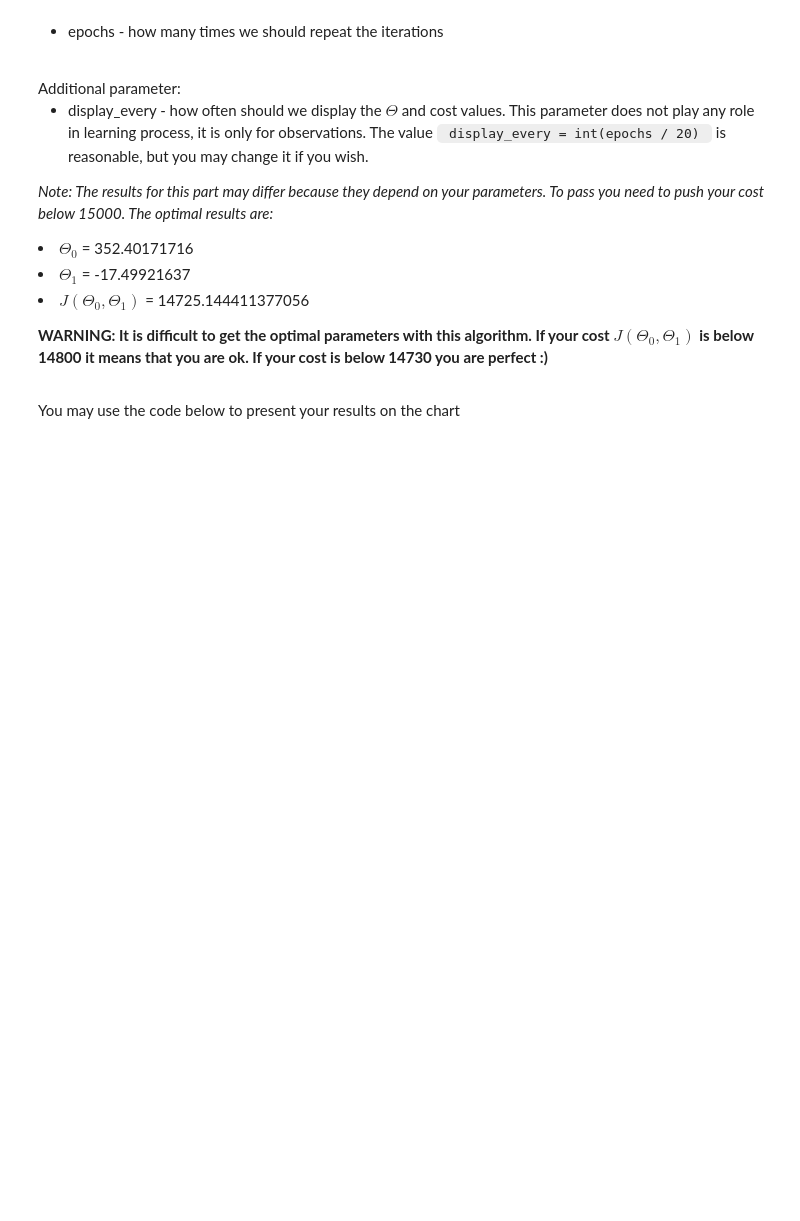
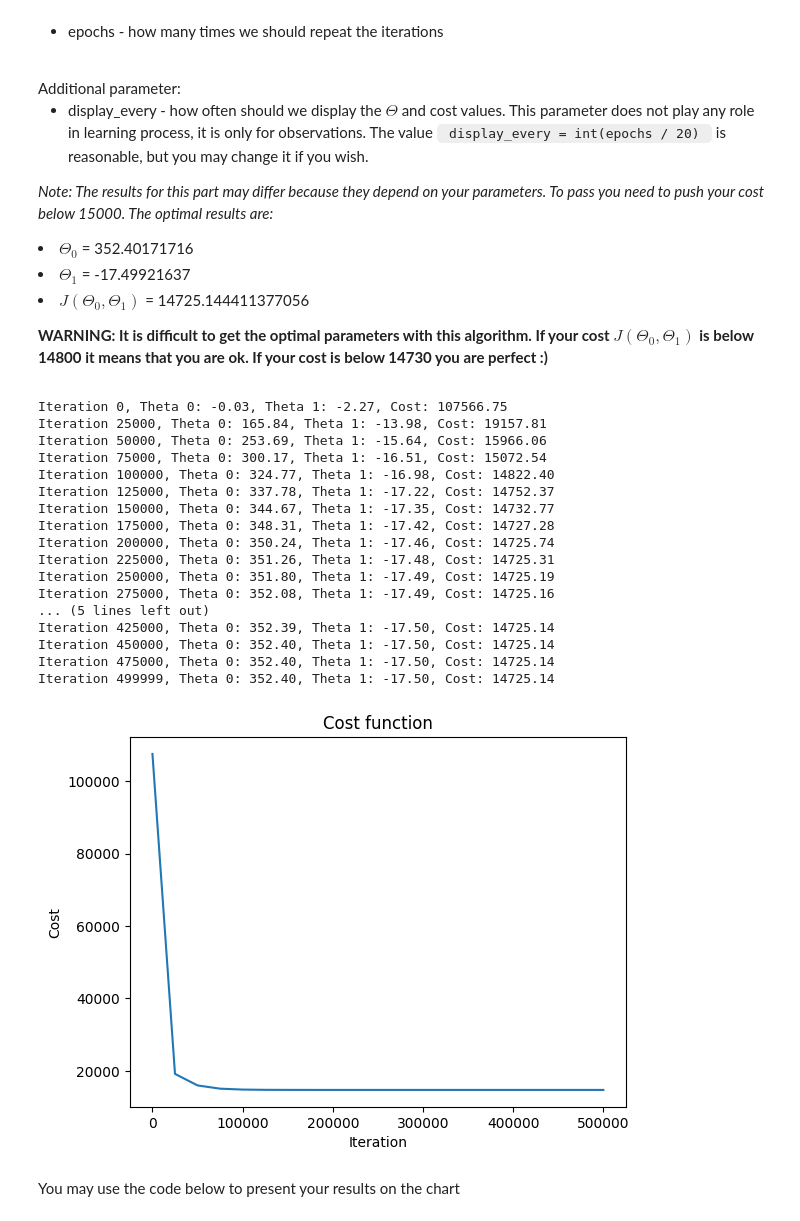
Before and after one commit to lukaszlewickii/Reinforcement-Learning, a Jupyter notebook: Linear_Regression.ipynb, the cells around one changed output. Drawn from its saved outputs; the diff is of its cells as text; code cells hidden in the pictures; blank space fills up the shorter version.

```diff
--- a/Linear_Regression.ipynb
+++ b/Linear_Regression.ipynb
@@ -145,7 +145,7 @@ def cost(y, ypred):
 
     #ENTER YOUR CODE HERE
 
-    c = None
+    c = 0.5 * np.mean((y - ypred)**2)
 
     # END OF YOUR CODE
     return c
@@ -196,8 +200,11 @@ def compute_derivatives(x, y, th0, th1):
 
     # ENTER YOUR CODE HERE
 
-    dTh0 = None
-    dTh1 = None
+    dTh0 = -1/len(x) * sum(y - (th0 + th1 * x))
+    dTh1 = -1/len(x) * sum((y - (th0 + th1 * x)) * x)
+
+    #dTh0 = -np.mean(yh)
+    #dTh1 = -np.mean(yh * x)
 
     #END OF YOUR CODE
     return dTh0, dTh1
@@ -235,8 +245,11 @@ def update_theta(th0, th1, del0, del1, learning_rate):
 
     # ENTER YOUR CODE HERE
 
-    th0 = None
-    th1 = None
+    th0 = th0 - learning_rate * del0
+    th1 = th1 - learning_rate * del1
+
+    #th0 -= learning_rate * del0
+    #th1 -= learning_rate * del1
 
     # END OF YOUR CODE
     return th0, th1
@@ -269,37 +285,56 @@ Additional parameter:
 
 **WARNING: It is difficult to get the optimal parameters with this algorithm. If your cost $J(\Theta_0, \Theta_1)$ is below 14800 it means that you are ok. If your cost is below 14730 you are perfect :)**
 # %%
-learning_rate = 0.1 # ENTER YOUR CODE HERE (Tune this parameter)
-epochs = 50 # ENTER YOUR CODE HERE (Tune this parameter)
+learning_rate = 0.0001 # ENTER YOUR CODE HERE (Tune this parameter)
+epochs = 500000 # ENTER YOUR CODE HERE (Tune this parameter)
 
 display_every = int(epochs / 20)
 
 th0 = 0 #The initial th0 value
 th1 = 0 #The initial th1 value
 
 cost_list = [] # we will use this list to plot the cost function chart
 iter_list = [] # we will use this list to plot the cost function chart
 
 for i in range(epochs):
     #Learning process. With your functions the entire learning code is only 2 lines
     del0, del1 = compute_derivatives(x, y, th0, th1)
     th0, th1 = update_theta(th0, th1, del0, del1, learning_rate)
 
     #This code is used only for displaying results. You do not need to understand it
     if ((i%display_every) == 0) | (i == epochs-1):
         curr_cost = cost(y, compute_h(x, th0, th1))
         cost_list.append(curr_cost)
         iter_list.append(i)
         print('Iteration {}, Theta 0: {:.2f}, Theta 1: {:.2f}, Cost: {:.2f}'
               .format(i, th0, th1, curr_cost))
 
 
 #This code is used only for displaying results. You do not need to understand it
 f = plt.figure()
 plt.plot(iter_list, cost_list)
 plt.title("Cost function")
 plt.xlabel('Iteration')
 plt.ylabel('Cost');
+# %% [output]
+Iteration 0, Theta 0: -0.03, Theta 1: -2.27, Cost: 107566.75
+Iteration 25000, Theta 0: 165.84, Theta 1: -13.98, Cost: 19157.81
+Iteration 50000, Theta 0: 253.69, Theta 1: -15.64, Cost: 15966.06
+Iteration 75000, Theta 0: 300.17, Theta 1: -16.51, Cost: 15072.54
+Iteration 100000, Theta 0: 324.77, Theta 1: -16.98, Cost: 14822.40
+Iteration 125000, Theta 0: 337.78, Theta 1: -17.22, Cost: 14752.37
+Iteration 150000, Theta 0: 344.67, Theta 1: -17.35, Cost: 14732.77
+Iteration 175000, Theta 0: 348.31, Theta 1: -17.42, Cost: 14727.28
+Iteration 200000, Theta 0: 350.24, Theta 1: -17.46, Cost: 14725.74
+Iteration 225000, Theta 0: 351.26, Theta 1: -17.48, Cost: 14725.31
+Iteration 250000, Theta 0: 351.80, Theta 1: -17.49, Cost: 14725.19
+Iteration 275000, Theta 0: 352.08, Theta 1: -17.49, Cost: 14725.16
+... (5 lines left out)
+Iteration 425000, Theta 0: 352.39, Theta 1: -17.50, Cost: 14725.14
+Iteration 450000, Theta 0: 352.40, Theta 1: -17.50, Cost: 14725.14
+Iteration 475000, Theta 0: 352.40, Theta 1: -17.50, Cost: 14725.14
+Iteration 499999, Theta 0: 352.40, Theta 1: -17.50, Cost: 14725.14
+[figure, added]
 # %% [markdown]
 You may use the code below to present your results on the chart
 # %%
```
Also changed, not shown: parts of 4 cells of this notebook.
